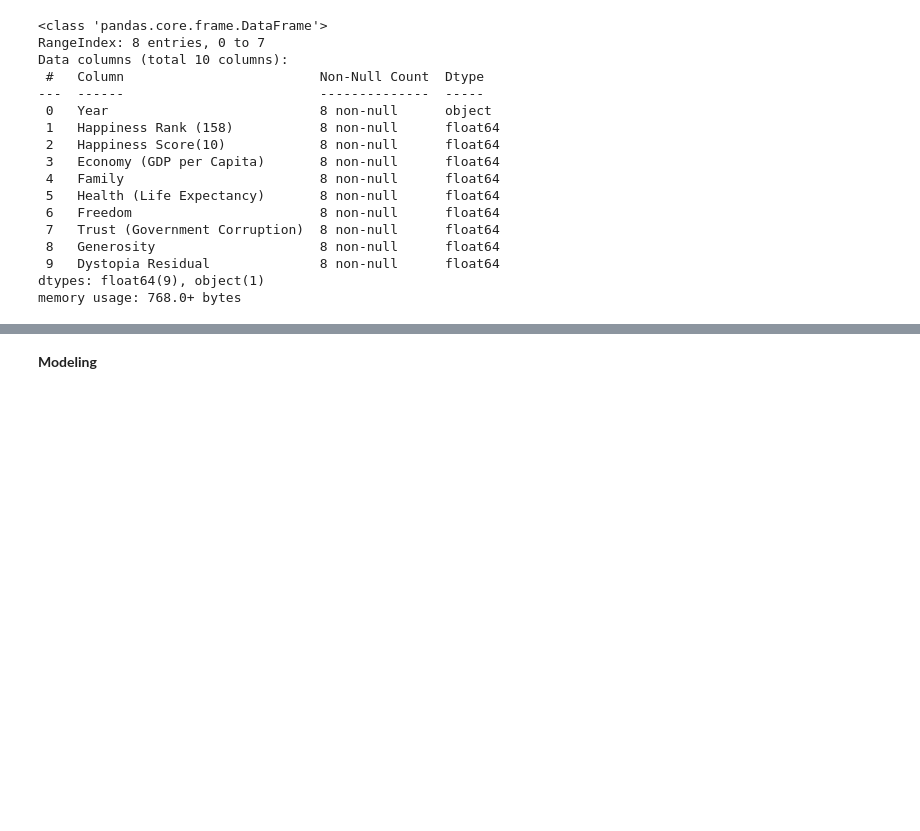
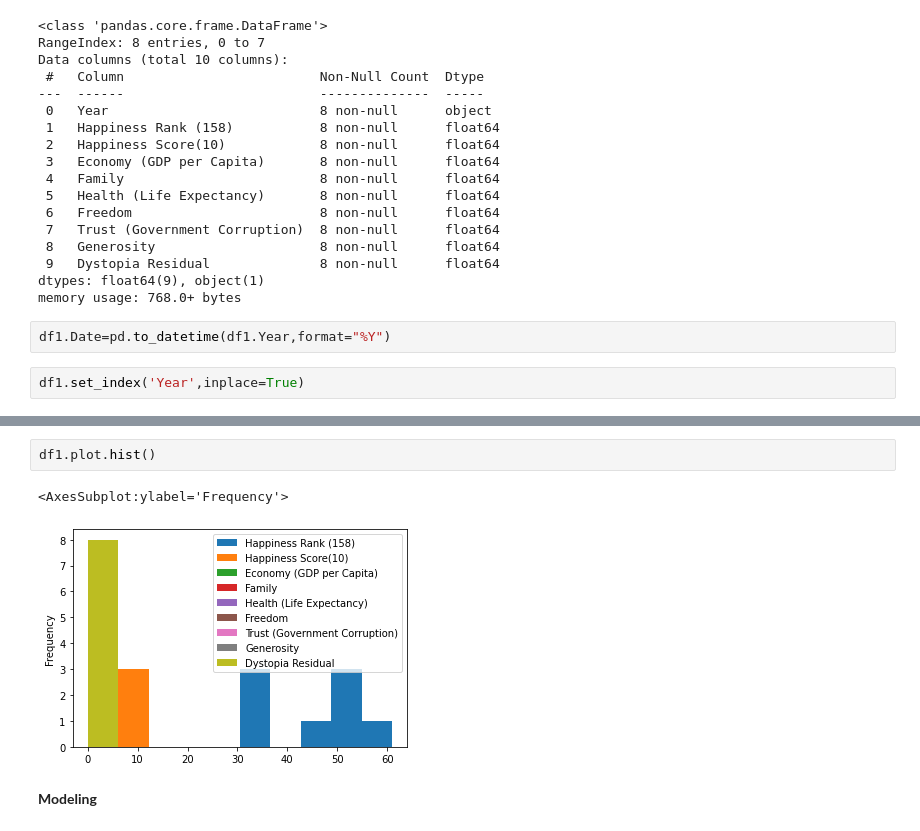
Before and after one commit to langsari/data-science-with-python-2022, a Jupyter notebook: life - cycle/life-cycle.ipynb, the cells around one changed output, grey strips where cells are left out. Drawn from its saved outputs; the diff is of its cells as text; blank space fills up the shorter version.

```diff
--- a/life - cycle/life-cycle.ipynb
+++ b/life - cycle/life-cycle.ipynb
@@ -76,3 +76,7 @@ Data columns (total 10 columns):
  9   Dystopia Residual              8 non-null      float64
 dtypes: float64(9), object(1)
 memory usage: 768.0+ bytes
+# %%
+df1.Date=pd.to_datetime(df1.Year,format="%Y")
+# %%
+df1.set_index('Year',inplace=True)
@@ -79,3 +93,8 @@ memory usage: 768.0+ bytes
+# %%
+df1.plot.hist()
+# %% [output]
+<AxesSubplot:ylabel='Frequency'>
+[figure, added]
 # %% [markdown]
 **Modeling**
 # %% [markdown]
```
Also changed, not shown: parts of 1 cell of this notebook.
